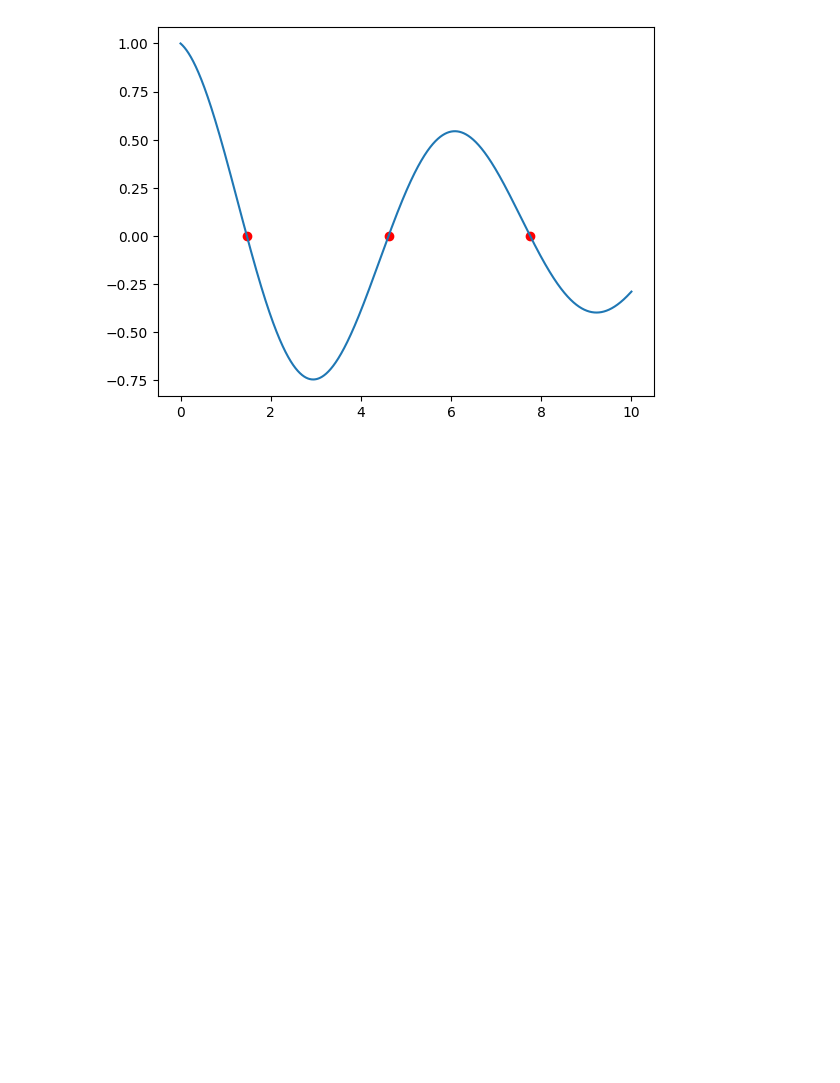
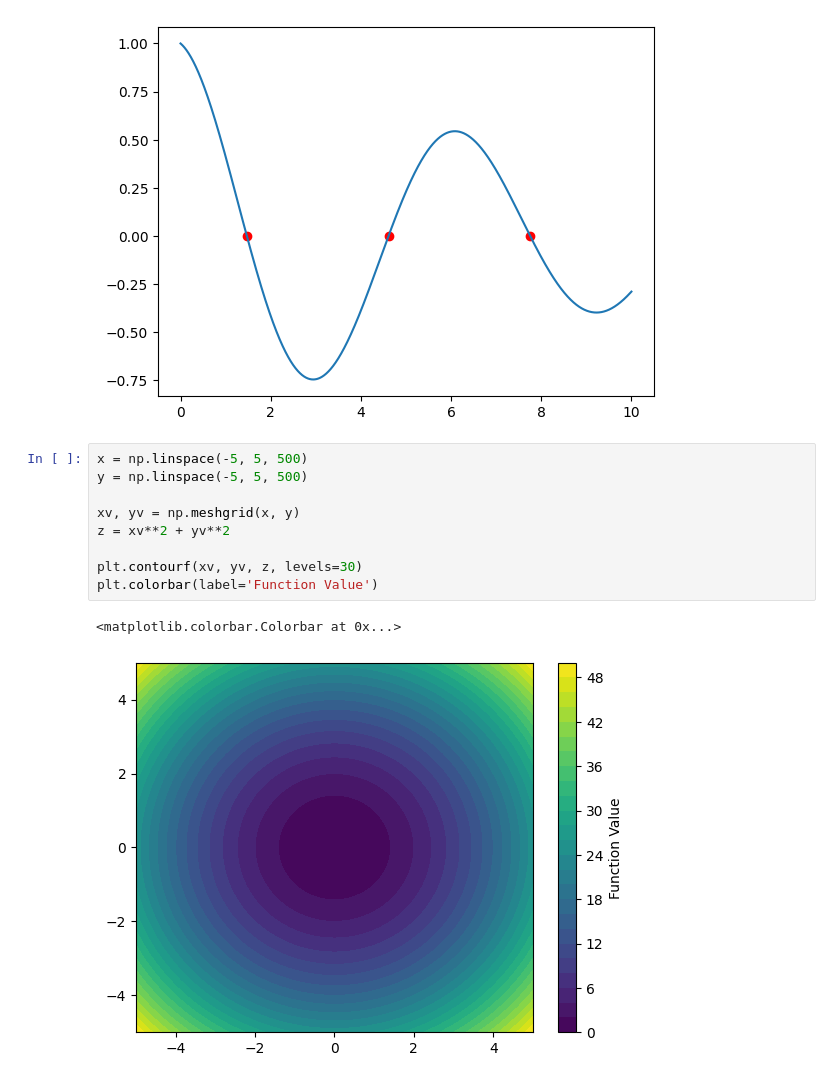
Before and after one commit to bsaranga/ml-ai-journey, a Jupyter notebook: andrewng_ml_specialization/numpy.ipynb, the cells around one changed output. Saved outputs shown, nothing was run; the diff lists cells and outputs as text; blank space fills up the shorter version.

```diff
--- a/andrewng_ml_specialization/numpy.ipynb
+++ b/andrewng_ml_specialization/numpy.ipynb
@@ -30,3 +30,15 @@ plt.scatter(zeroes, np.zeros_like(zeroes), color='red', label='Zeroes')
 # %% [output]
 [0. 0. 0.]
 [figure]
+# %%
+x = np.linspace(-5, 5, 500)
+y = np.linspace(-5, 5, 500)
+
+xv, yv = np.meshgrid(x, y)
+z = xv**2 + yv**2
+
+plt.contourf(xv, yv, z, levels=30)
+plt.colorbar(label='Function Value')
+# %% [output]
+<matplotlib.colorbar.Colorbar at 0x...>
+[figure, added]
```
Also changed, not shown: parts of 1 cell of this notebook, 2 other files.
